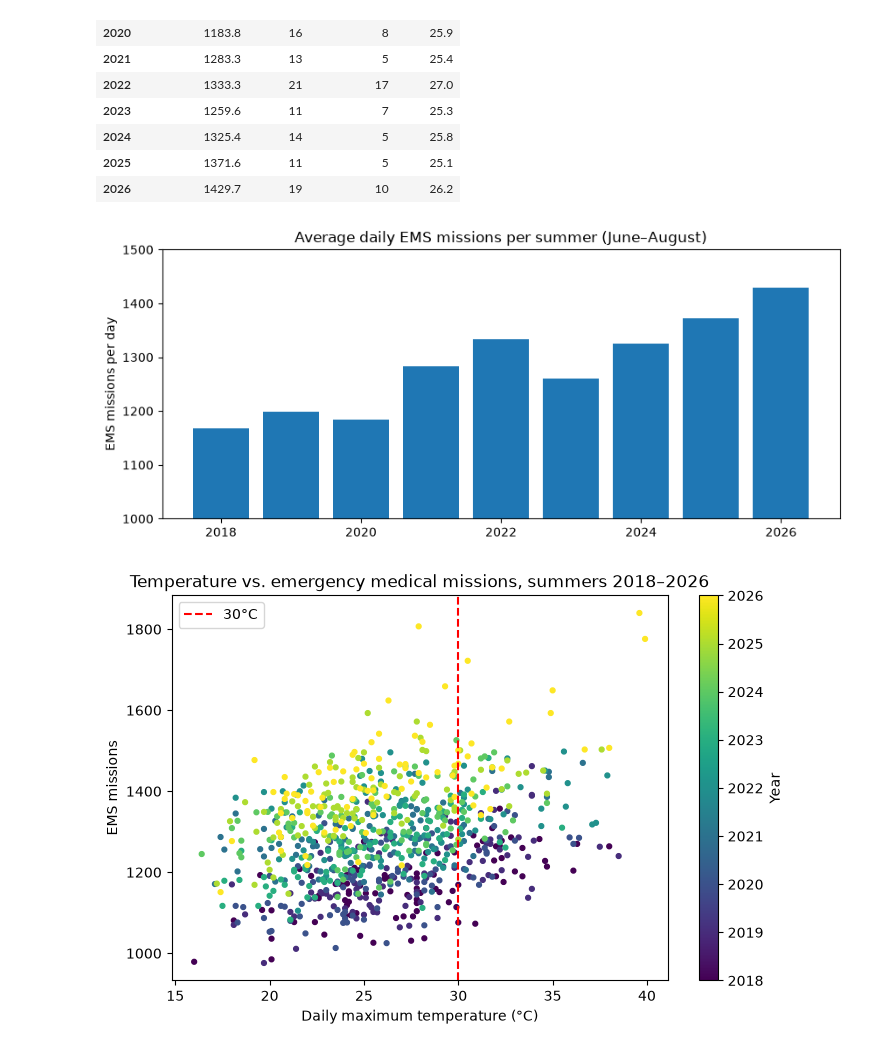
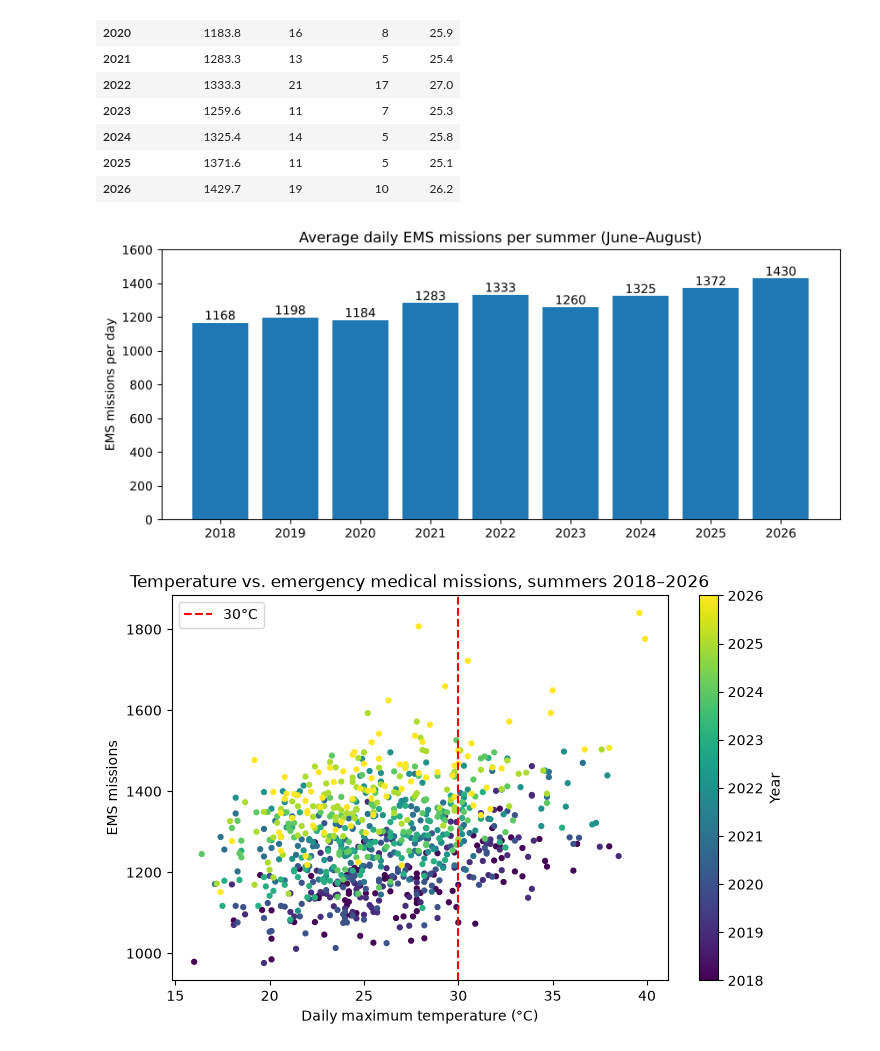
Before and after one commit to andreacarlocerri/Berlin-under-Heat, a Jupyter notebook: notebooks/03_eda.ipynb, the cells around one changed output. Cells and saved outputs as stored; diff of their text form; code cells hidden in the pictures.

```diff
--- a/notebooks/03_eda.ipynb
+++ b/notebooks/03_eda.ipynb
@@ -50,15 +50,17 @@ per_year
 | 2026 | 1429.7 | 19 | 10 | 26.2 |
 # %%
 fig, ax = plt.subplots(figsize=(10, 4))
-ax.bar(per_year.index, per_year["avg_ems_missions"])
+bars = ax.bar(per_year.index, per_year["avg_ems_missions"])
+ax.bar_label(bars, fmt="%.0f")
 ax.set_title("Average daily EMS missions per summer (June–August)")
 ax.set_ylabel("EMS missions per day")
-ax.set_ylim(1000, 1500)
+ax.set_xticks(per_year.index)
+ax.set_ylim(0, 1600)   # bars start at zero so their heights can be compared fairly
 
 plt.savefig(figures_folder / "ems_per_summer.png", dpi=150, bbox_inches="tight")
 plt.show()
 # %% [output]
-[figure, old version]
+[figure, new version]
 # %%
 fig, ax = plt.subplots(figsize=(8, 5))
 points = ax.scatter(summer["tmax"], summer["ems_missions"], c=summer["year"], cmap="viridis", s=12)
```
Also changed, not shown: 29 other files.
